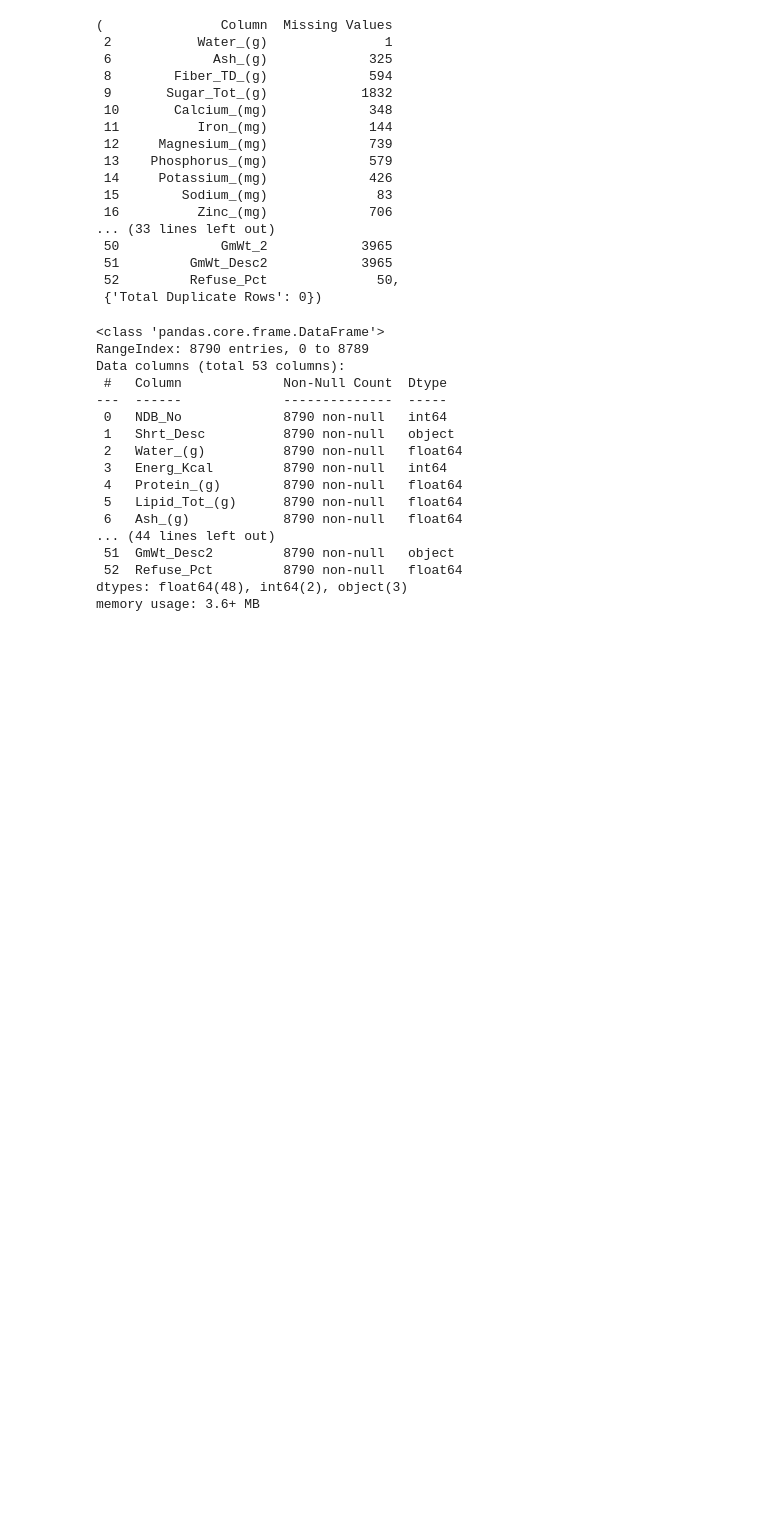
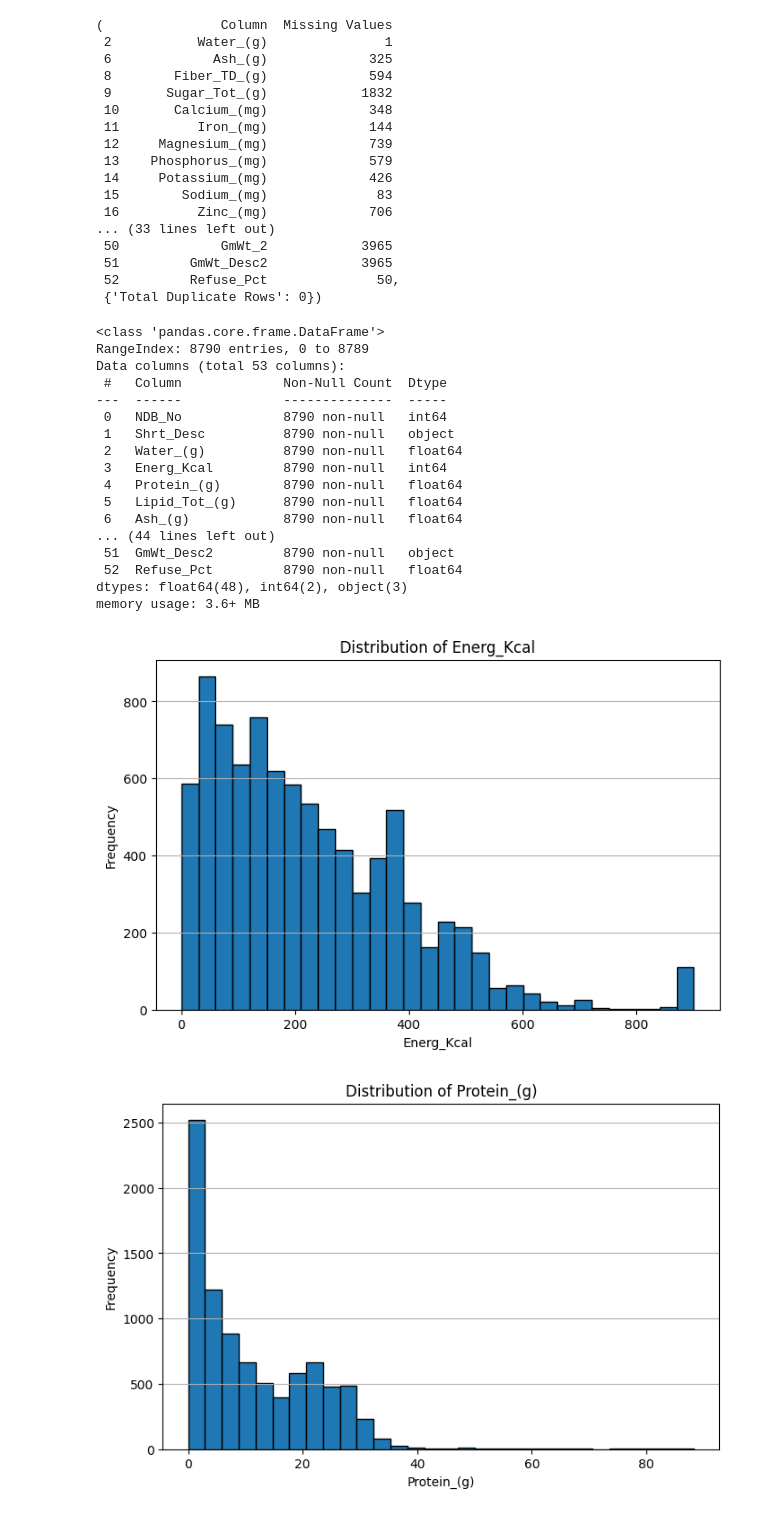
Before and after one commit to ChamaraProgForDataAnal/Programming-for-Data-Analysis, a Jupyter notebook: Data_Analytics_&_Visualisation.ipynb, the cells around one changed output. Saved outputs shown, nothing was run; the diff lists cells and outputs as text; code cells hidden in the pictures; blank space fills up the shorter version.

```diff
--- a/Data_Analytics_&_Visualisation.ipynb
+++ b/Data_Analytics_&_Visualisation.ipynb
@@ -98,3 +98,26 @@ Data columns (total 53 columns):
  52  Refuse_Pct         8790 non-null   float64
 dtypes: float64(48), int64(2), object(3)
 memory usage: 3.6+ MB
+# %%
+import matplotlib.pyplot as plt
+
+# Descriptive statistics of numerical columns
+descriptive_stats = dataset_cleaned.describe()
+
+# Plot histograms for key nutritional attributes
+key_attributes = ['Energ_Kcal', 'Protein_(g)', 'Lipid_Tot_(g)', 'Carbohydrt_(g)', 'Fiber_TD_(g)', 'Sugar_Tot_(g)']
+
+for attribute in key_attributes:
+    plt.figure(figsize=(8, 5))
+    plt.hist(dataset_cleaned[attribute], bins=30, edgecolor='black')
+    plt.title(f'Distribution of {attribute}')
+    plt.xlabel(attribute)
+    plt.ylabel('Frequency')
+    plt.grid(axis='y')
+    plt.show()
+
+# Display descriptive statistics to the user
+descriptive_stats.T
+# %% [output]
+[figure, added]
+[figure, added]
```
Also changed, not shown: parts of 3 cells of this notebook.
